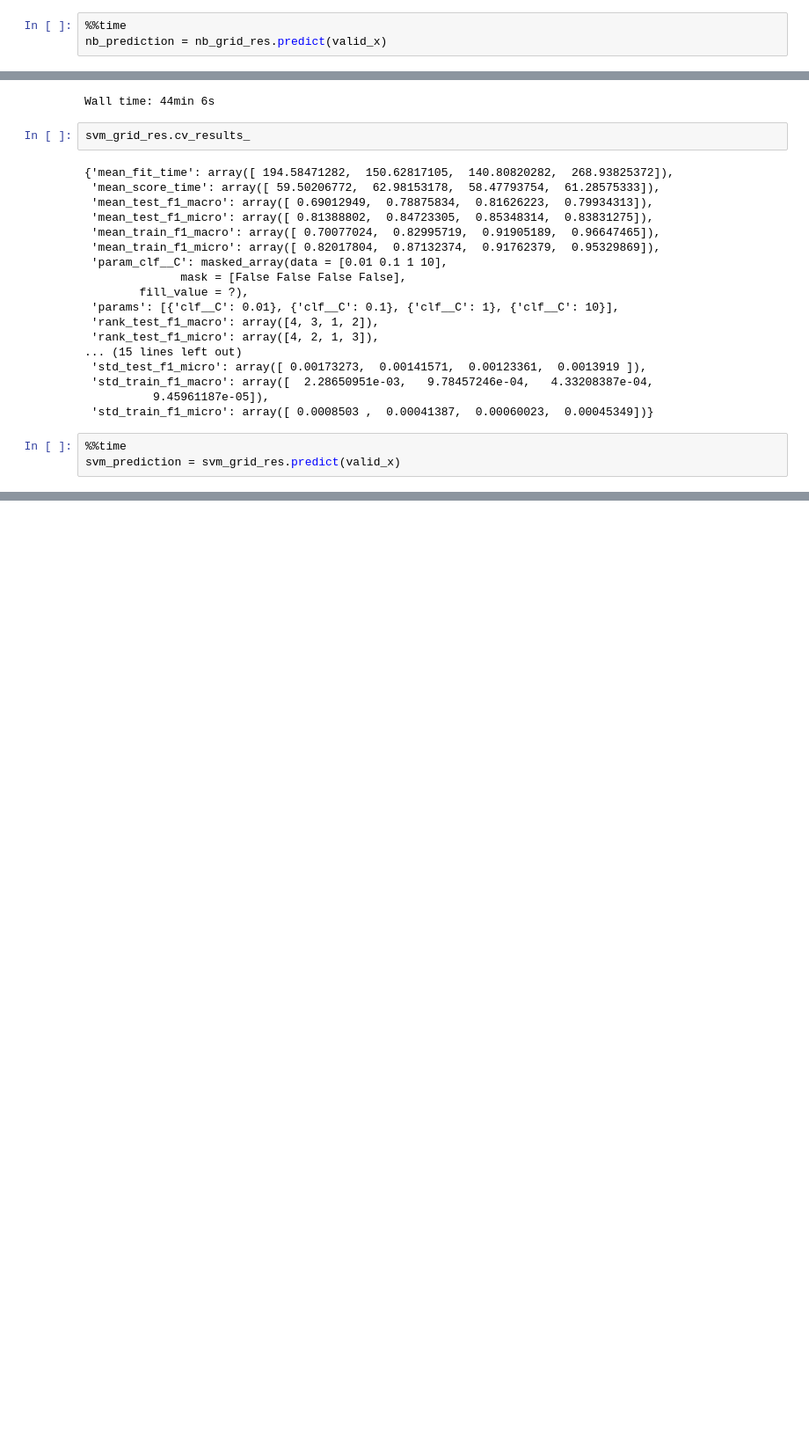
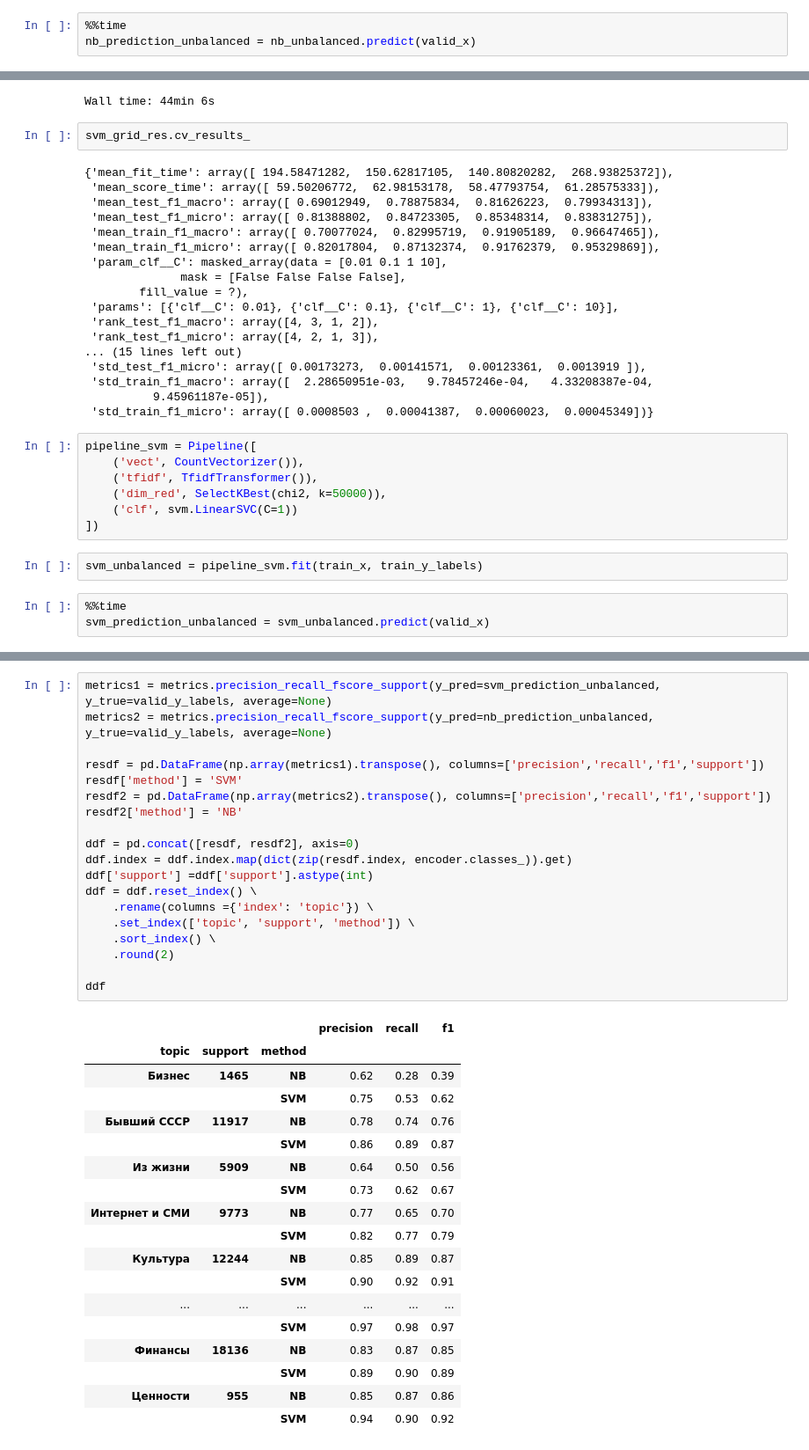
Before and after one commit to artesby/DD-task, a Jupyter notebook: Task_Timofeev.ipynb, the cells around one changed output, grey strips where cells are left out. Shown at 88% size. Saved outputs shown, nothing was run; the diff lists cells and outputs as text; blank space fills up the shorter version.

```diff
--- a/Task_Timofeev.ipynb
+++ b/Task_Timofeev.ipynb
@@ -313,4 +317,4 @@ pipeline_nb = Pipeline([
 # %%
 %%time
-nb_prediction = nb_grid_res.predict(valid_x)
+nb_prediction_unbalanced = nb_unbalanced.predict(valid_x)
 # %% [output]
@@ -443,7 +448,16 @@ svm_grid_res.cv_results_
  'std_train_f1_macro': array([  2.28650951e-03,   9.78457246e-04,   4.33208387e-04,
           9.45961187e-05]),
  'std_train_f1_micro': array([ 0.0008503 ,  0.00041387,  0.00060023,  0.00045349])}
+# %%
+pipeline_svm = Pipeline([
+    ('vect', CountVectorizer()),
+    ('tfidf', TfidfTransformer()),
+    ('dim_red', SelectKBest(chi2, k=50000)),
+    ('clf', svm.LinearSVC(C=1))
+])
+# %%
+svm_unbalanced = pipeline_svm.fit(train_x, train_y_labels)
 # %%
 %%time
-svm_prediction = svm_grid_res.predict(valid_x)
+svm_prediction_unbalanced = svm_unbalanced.predict(valid_x)
 # %% [output]
@@ -450,0 +503,38 @@ Wall time: 37.7 s
+# %%
+metrics1 = metrics.precision_recall_fscore_support(y_pred=svm_prediction_unbalanced, y_true=valid_y_labels, average=None)
+metrics2 = metrics.precision_recall_fscore_support(y_pred=nb_prediction_unbalanced, y_true=valid_y_labels, average=None)
+
+resdf = pd.DataFrame(np.array(metrics1).transpose(), columns=['precision','recall','f1','support'])
+resdf['method'] = 'SVM'
+resdf2 = pd.DataFrame(np.array(metrics2).transpose(), columns=['precision','recall','f1','support'])
+resdf2['method'] = 'NB'
+
+ddf = pd.concat([resdf, resdf2], axis=0)
+ddf.index = ddf.index.map(dict(zip(resdf.index, encoder.classes_)).get)
+ddf['support'] =ddf['support'].astype(int)
+ddf = ddf.reset_index() \
+    .rename(columns ={'index': 'topic'}) \
+    .set_index(['topic', 'support', 'method']) \
+    .sort_index() \
+    .round(2)
+
+ddf
+# %% [output]
+|  |  |  | precision | recall | f1 |
+| topic | support | method |  |  |  |
+| Бизнес | 1465 | NB | 0.62 | 0.28 | 0.39 |
+|  |  | SVM | 0.75 | 0.53 | 0.62 |
+| Бывший СССР | 11917 | NB | 0.78 | 0.74 | 0.76 |
+|  |  | SVM | 0.86 | 0.89 | 0.87 |
+| Из жизни | 5909 | NB | 0.64 | 0.50 | 0.56 |
+|  |  | SVM | 0.73 | 0.62 | 0.67 |
+| Интернет и СМИ | 9773 | NB | 0.77 | 0.65 | 0.70 |
+|  |  | SVM | 0.82 | 0.77 | 0.79 |
+| Культура | 12244 | NB | 0.85 | 0.89 | 0.87 |
+|  |  | SVM | 0.90 | 0.92 | 0.91 |
+| ... | ... | ... | ... | ... | ... |
+|  |  | SVM | 0.97 | 0.98 | 0.97 |
+| Финансы | 18136 | NB | 0.83 | 0.87 | 0.85 |
+|  |  | SVM | 0.89 | 0.90 | 0.89 |
+| Ценности | 955 | NB | 0.85 | 0.87 | 0.86 |
+|  |  | SVM | 0.94 | 0.90 | 0.92 |
```
Also changed, not shown: parts of 65 cells of this notebook.
